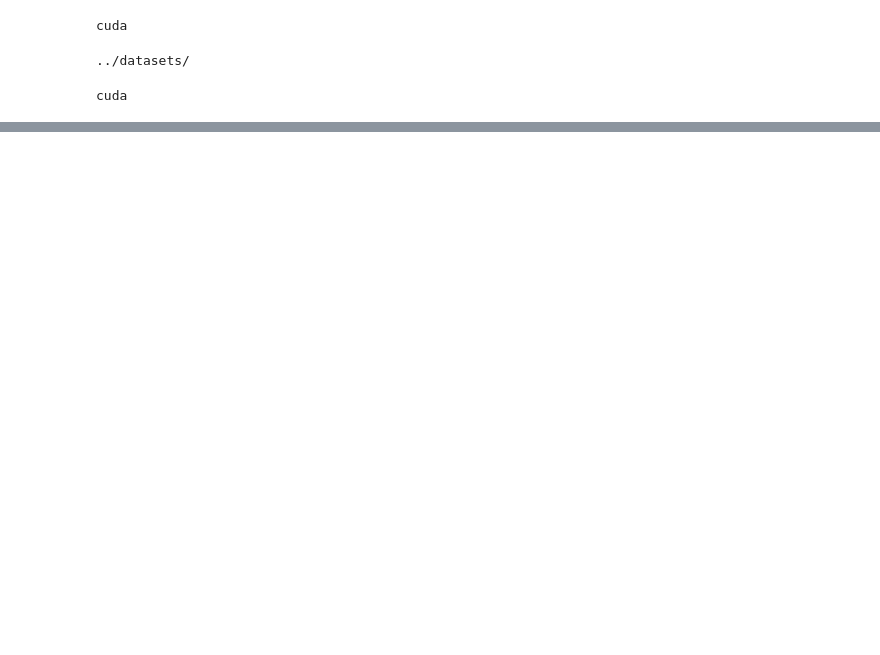
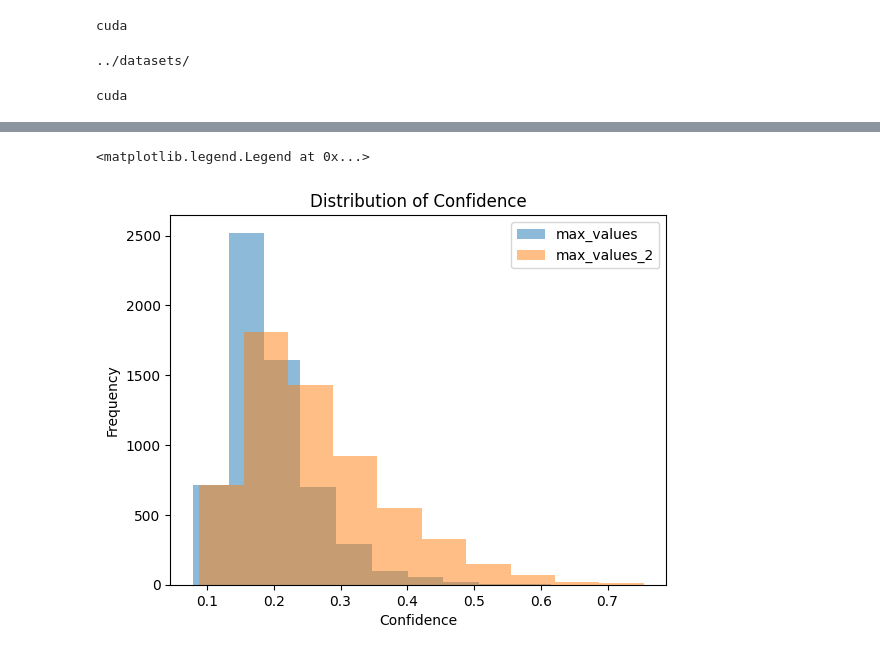
Before and after one commit to RaghavSinghal10/UniS-MMC, a Jupyter notebook: ipynb-notebooks-dgx6/noise_random.ipynb, the cells around one changed output, grey strips where cells are left out. Drawn from its saved outputs; the diff is of its cells as text; code cells hidden in the pictures; blank space fills up the shorter version.

```diff
--- a/ipynb-notebooks-dgx6/noise_random.ipynb
+++ b/ipynb-notebooks-dgx6/noise_random.ipynb
@@ -188,0 +196,10 @@ print(np.mean(max_values_2))
+# %%
+plt.hist(max_values, bins=10, alpha=0.5, label='max_values')
+plt.hist(max_values_2, bins=10, alpha=0.5, label='max_values_2')
+plt.xlabel('Confidence')
+plt.ylabel('Frequency')
+plt.title('Distribution of Confidence')
+plt.legend()
+# %% [output]
+<matplotlib.legend.Legend at 0x...>
+[figure, added]
```
Also changed, not shown: parts of 12 cells of this notebook, 5 other files.
